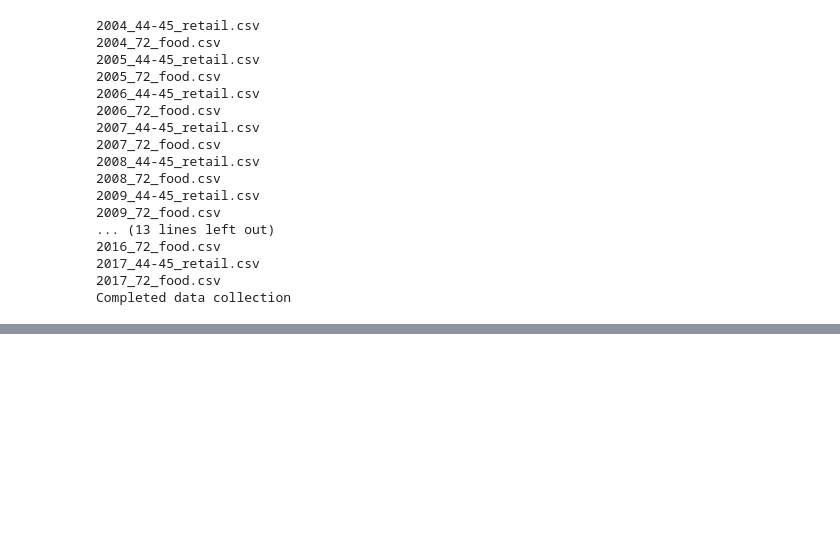
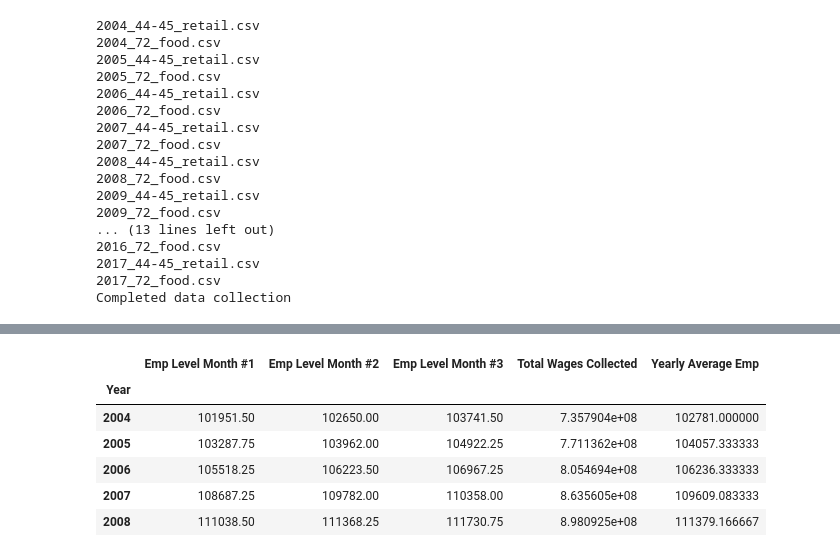
Before and after one commit to nalehc/Team_Four, a Jupyter notebook: data_collection/Employment_Data_SF.ipynb, the cells around one changed output, grey strips where cells are left out. Drawn from its saved outputs; the diff is of its cells as text; code cells hidden in the pictures; blank space fills up the shorter version.

```diff
--- a/data_collection/Employment_Data_SF.ipynb
+++ b/data_collection/Employment_Data_SF.ipynb
@@ -107,0 +88,11 @@ group_year
+# %%
+blah = group_year.groupby("Year").sum()
+blah.head()
+# %% [output]
+|  | Emp Level Month #1 | Emp Level Month #2 | Emp Level Month #3 | Total Wages Collected | Yearly Average Emp |
+| Year |  |  |  |  |  |
+| 2004 | 101951.50 | 102650.00 | 103741.50 | 7.357904e+08 | 102781.000000 |
+| 2005 | 103287.75 | 103962.00 | 104922.25 | 7.711362e+08 | 104057.333333 |
+| 2006 | 105518.25 | 106223.50 | 106967.25 | 8.054694e+08 | 106236.333333 |
+| 2007 | 108687.25 | 109782.00 | 110358.00 | 8.635605e+08 | 109609.083333 |
+| 2008 | 111038.50 | 111368.25 | 111730.75 | 8.980925e+08 | 111379.166667 |
```
Also changed, not shown: parts of 8 cells of this notebook.
